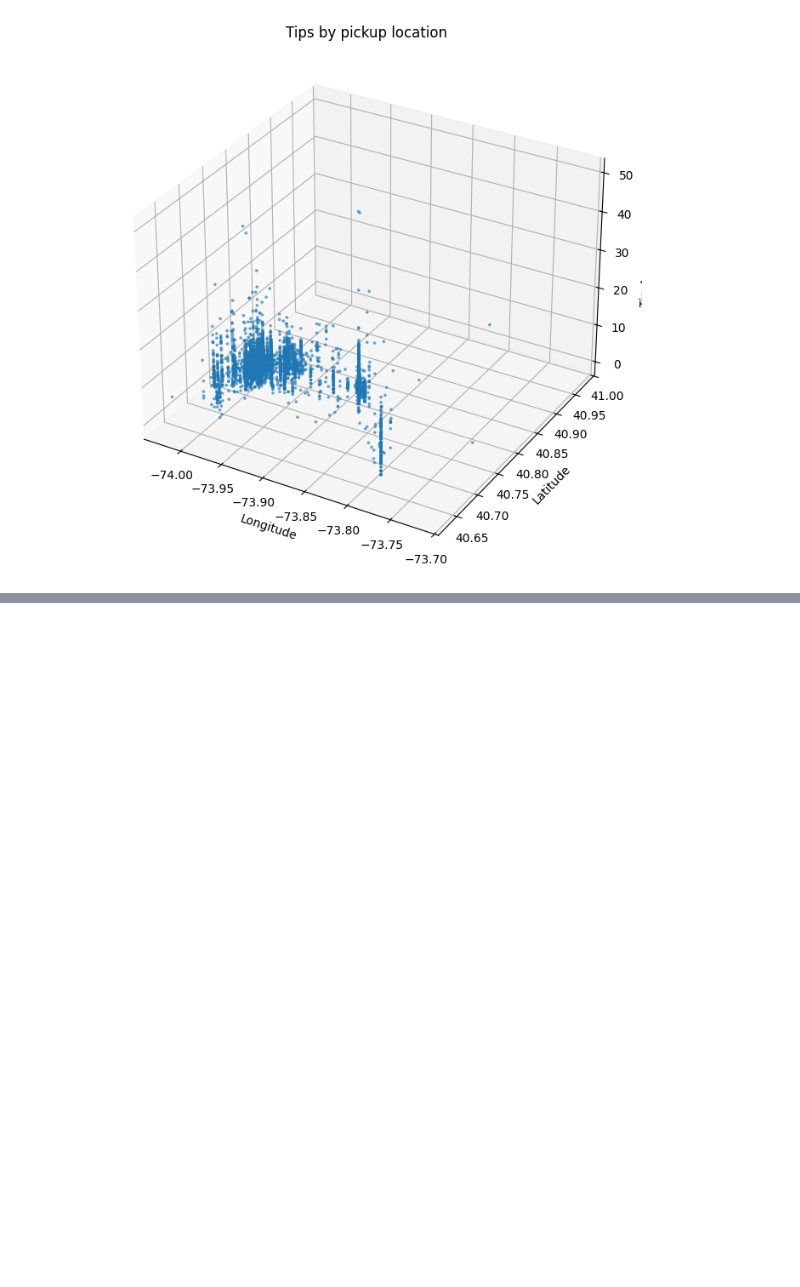
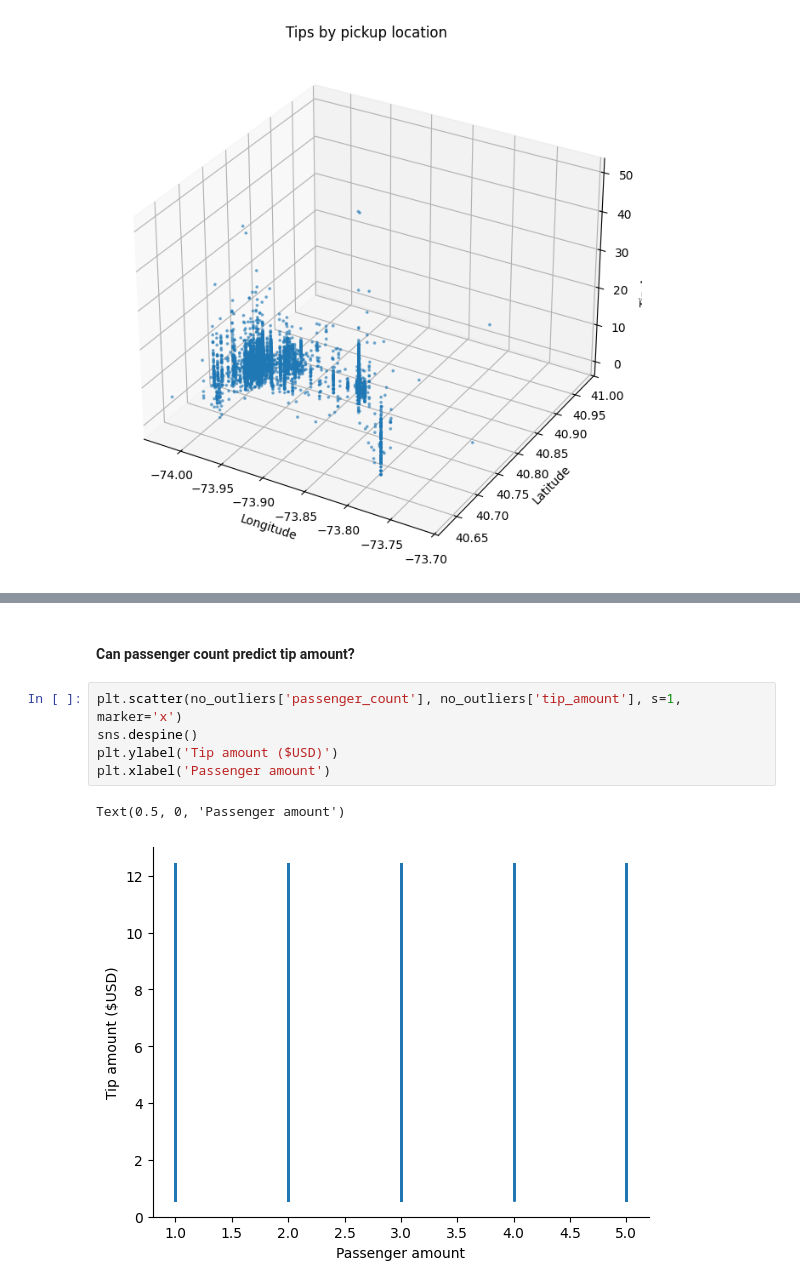
Before and after one commit to haezera/taxis-and-ubers, a Jupyter notebook: research/tips.ipynb, the cells around one changed output, grey strips where cells are left out. Drawn from its saved outputs; the diff is of its cells as text; blank space fills up the shorter version.

```diff
--- a/research/tips.ipynb
+++ b/research/tips.ipynb
@@ -174,0 +186,10 @@ There doesn't appear to be any specific pickup location specific clustering - pa
+# %% [markdown]
+#### Can passenger count predict tip amount?
+# %%
+plt.scatter(no_outliers['passenger_count'], no_outliers['tip_amount'], s=1, marker='x')
+sns.despine()
+plt.ylabel('Tip amount ($USD)')
+plt.xlabel('Passenger amount')
+# %% [output]
+Text(0.5, 0, 'Passenger amount')
+[figure, added]
```
Also changed, not shown: parts of 14 cells of this notebook, 2 other files.
